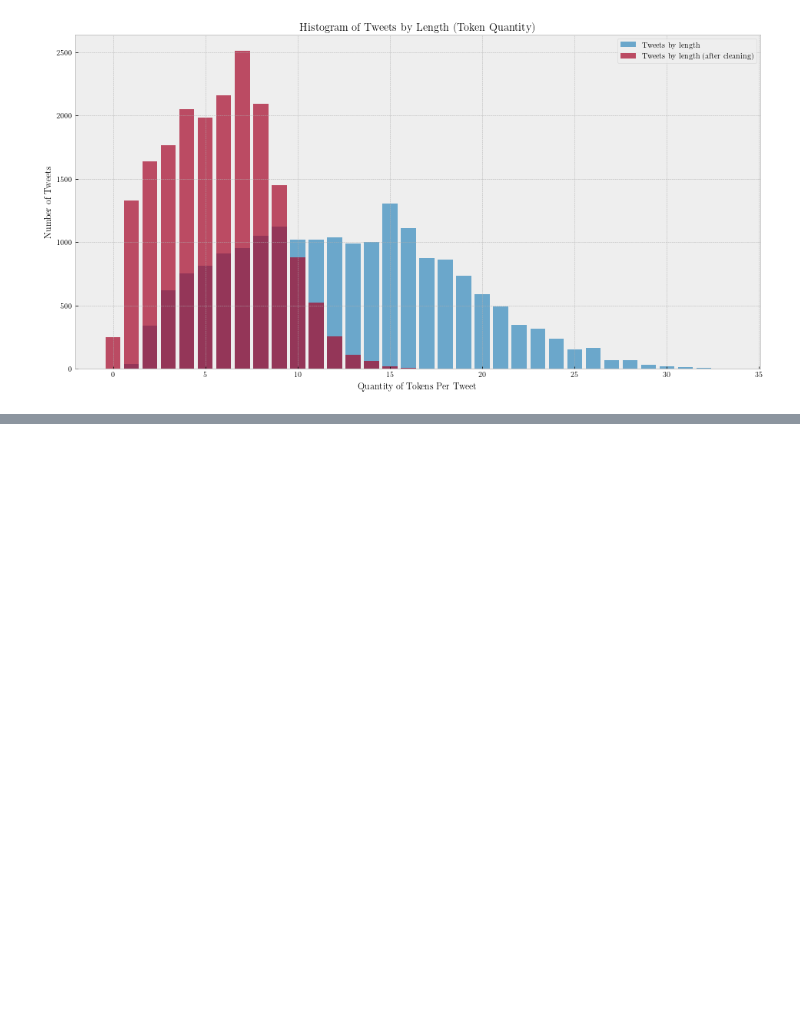
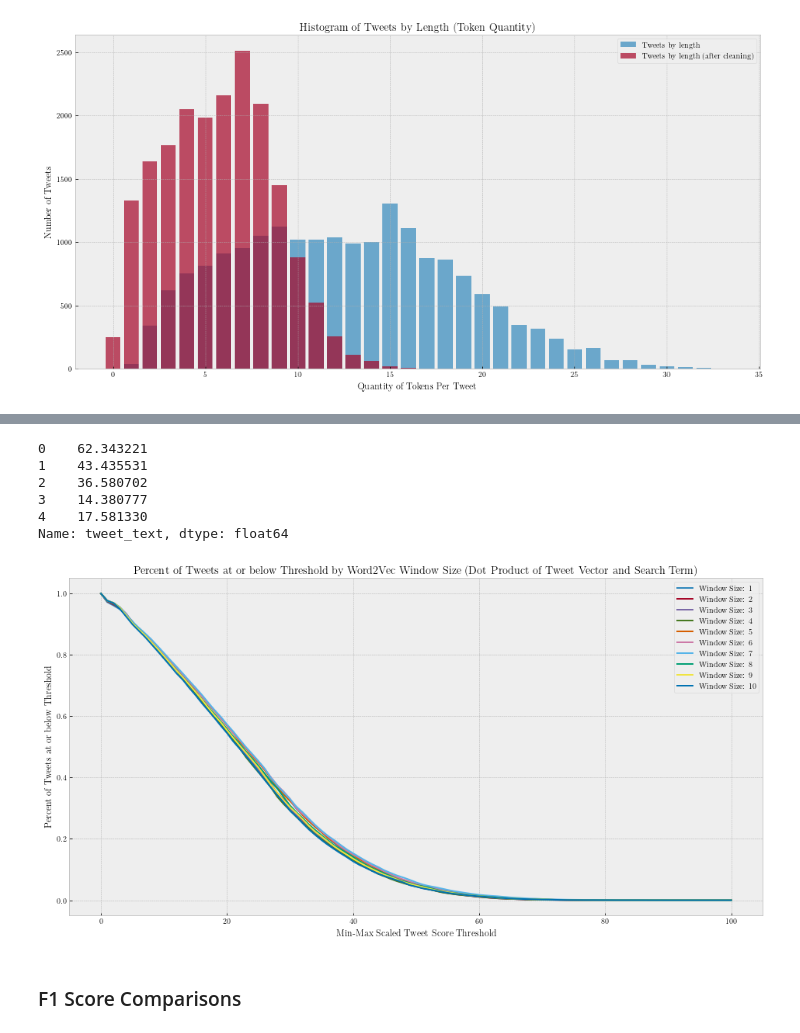
Before and after one commit to brownworth/TwitterDisaster, a Jupyter notebook: ThesisCode.ipynb, the cells around one changed output, grey strips where cells are left out. Cells and saved outputs as stored; diff of their text form; code cells hidden in the pictures; blank space fills up the shorter version.

```diff
--- a/ThesisCode.ipynb
+++ b/ThesisCode.ipynb
@@ -317,0 +436,6 @@ fig_4.savefig(f'./figures/TweetsByLength.pdf',bbox_inches='tight')
+# %%
+coded_tweets = pd.read_csv(r'./irma_related_tweets.csv')
+
+tweets_on_date = tweet_full_en.loc[tweet_date:tweet_date+date_delta]
+
+tweet_encoded = pd.concat([coded_tweets.reset_index(),tweets_on_date.iloc[:-1].reset_index()],axis=1)
@@ -317,0 +472,52 @@ fig_4.savefig(f'./figures/TweetsByLength.pdf',bbox_inches='tight')
+# %%
+func_type = "Dot Product of Tweet Vector and Search Term"
+func_short = "DotProduct"
+def ScoreTweetFromVectors(tweet,vector_set):
+    tweet_as_terms = tokens_no_stopwords(tweet)
+#     initialize vector with dimensionality of the vector set.
+    vector_dim = len(vector_set.wv.vectors[0])
+    score_matrix = np.zeros(vector_dim,)
+#     iterate over each word after processing. If the word is in the vocabulary,
+#     add its vector's value to the score matrix.
+#     this essentially treats a word not in the vocabulary as a zero-vector.
+    for i in tweet_as_terms:
+        if i in vector_set.wv.vocab:
+            score_matrix = np.add(score_matrix,vector_set.wv.get_vector(i))
+#     if the number of words remaining in the tweet after processing is equal to zero, return zero.
+#     otherwise, take the dot product of the score vector, and the vector of the search term.
+    if len(tweet_as_terms) > 0:
+        score = np.dot(score_matrix,vector_set.wv.get_vector(search_term))
+    else:
+        score = 0
+    return score
+# %%
+tweet_encoded.iloc[0:5].tweet_text.apply(ScoreTweetFromVectors,args=(vectors_series.iloc[1],))
+# %% [output]
+0    62.343221
+1    43.435531
+2    36.580702
+3    14.380777
+4    17.581330
+Name: tweet_text, dtype: float64
+# %%
+for i in range(1,11):
+    tweet_encoded[f'score_window_{i}'] = tweet_encoded.tweet_text.apply(ScoreTweetFromVectors,args=(vectors_series.iloc[i],))
+# %%
+for i in range(1,11):
+    tweet_encoded[f'MM_score_window_{i}'] = (tweet_encoded[f'score_window_{i}'] - tweet_encoded[f'score_window_{i}'].min())* 100 / (tweet_encoded[f'score_window_{i}'].max() - tweet_encoded[f'score_window_{i}'].min())
+# %%
+fig_0 = plt.figure(figsize=(16,8),facecolor='w')
+
+for j in range(1,11):
+    window_label = f"{comparison_type}: {j}"
+    plt.plot(range(101),[len(tweet_encoded[tweet_encoded[f'MM_score_window_{j}'] > i])/len(tweet_encoded) for i in range(101)],label=window_label)
+plt.xlabel("Min-Max Scaled Tweet Score Threshold")
+plt.ylabel("Percent of Tweets at or below Threshold")
+plt.title(f"Percent of Tweets at or below Threshold by Word2Vec {comparison_type} ({func_type})")
+plt.legend();
+
+# fig_0.savefig(f'./figures/{comparison_short}{func_short}PercentTweetsBelow.pdf',bbox_inches='tight')
+# %% [output]
+[figure, added]
+# %% [markdown]
+### F1 Score Comparisons
```
Also changed, not shown: parts of 54 cells of this notebook.
